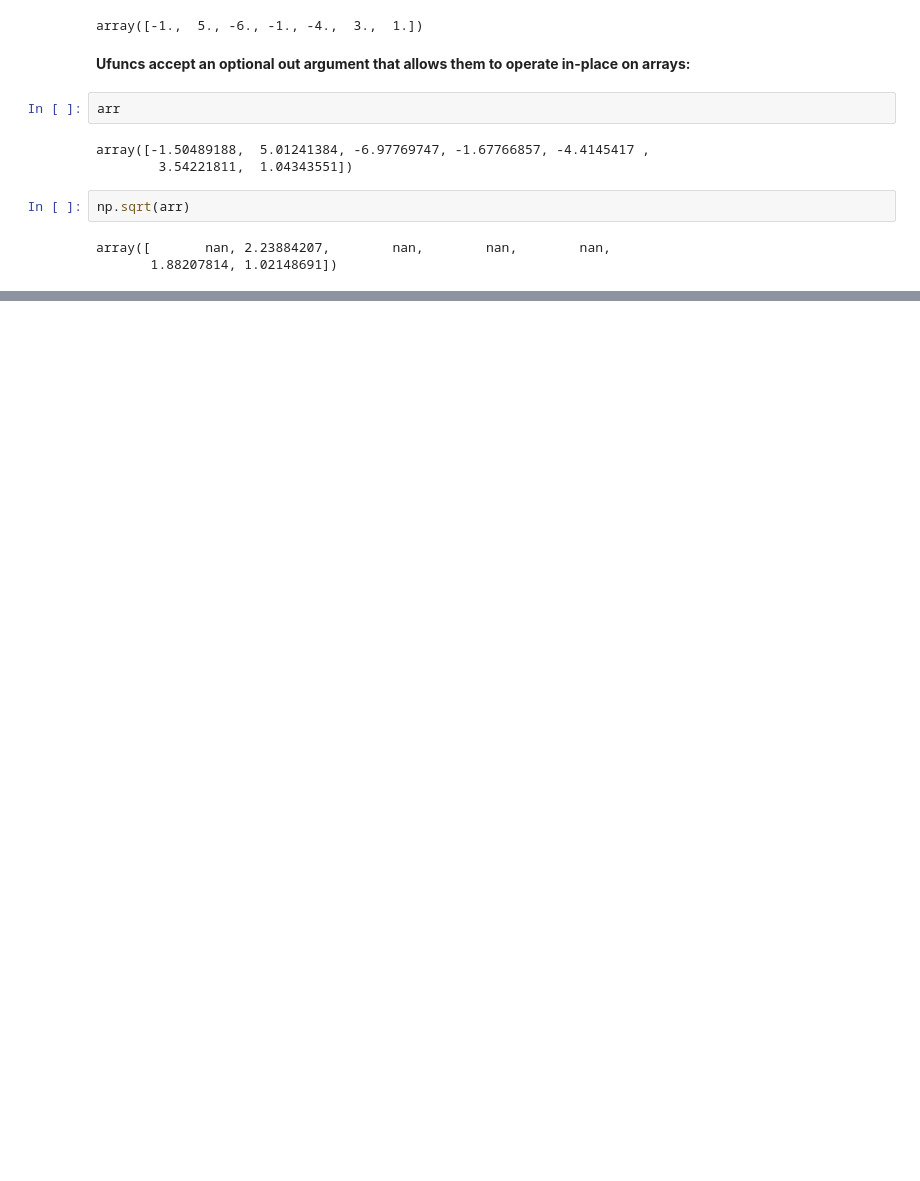
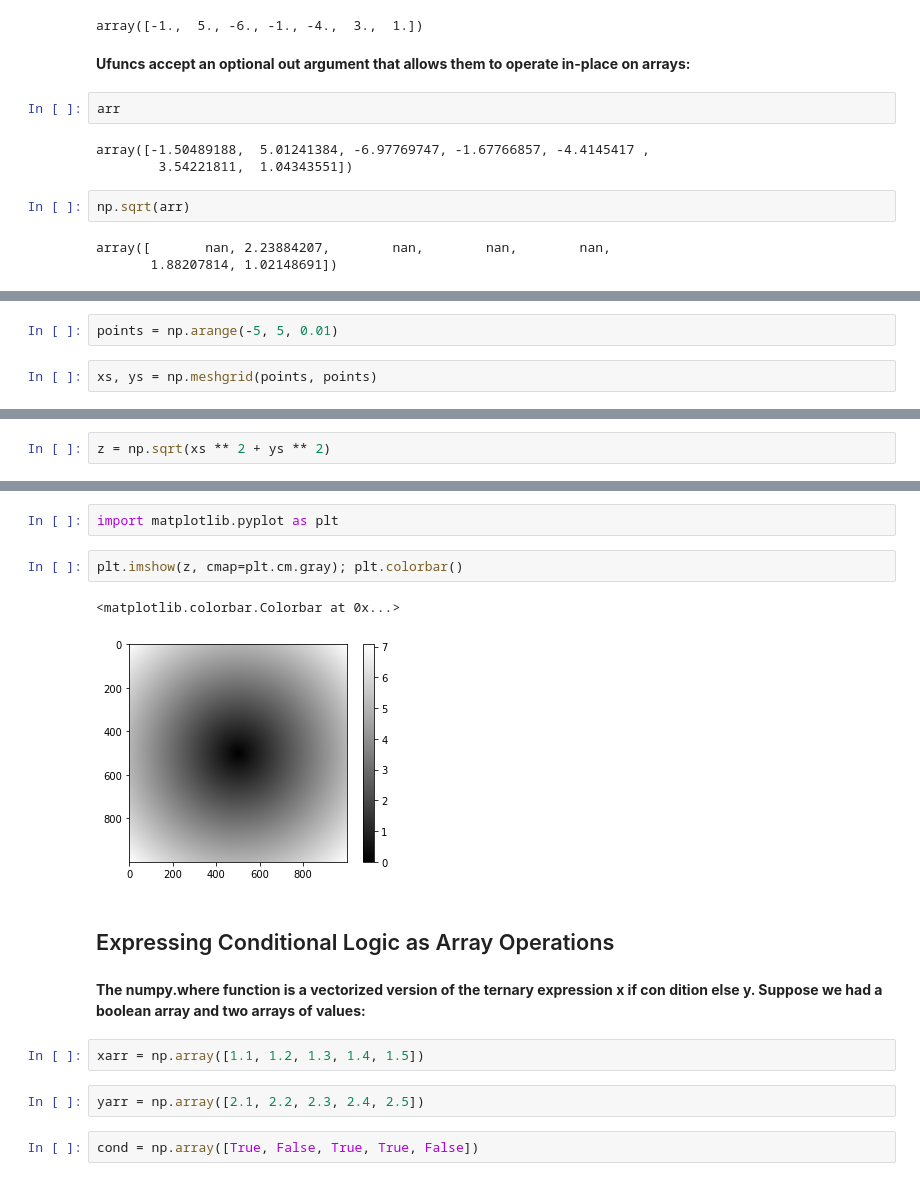
Before and after one commit to croethel/WesCh4-numpy, a Jupyter notebook: Chapter4WorkAlong.ipynb, the cells around one changed output, grey strips where cells are left out. Saved outputs shown, nothing was run; the diff lists cells and outputs as text; blank space fills up the shorter version.

```diff
--- a/Chapter4WorkAlong.ipynb
+++ b/Chapter4WorkAlong.ipynb
@@ -720,0 +736,4 @@ array([       nan, 2.23884207,        nan,        nan,        nan,
+# %%
+points = np.arange(-5, 5, 0.01)
+# %%
+xs, ys = np.meshgrid(points, points)
@@ -720,0 +752,2 @@ array([       nan, 2.23884207,        nan,        nan,        nan,
+# %%
+z = np.sqrt(xs ** 2 + ys ** 2)
@@ -720,0 +792,17 @@ array([       nan, 2.23884207,        nan,        nan,        nan,
+# %%
+import matplotlib.pyplot as plt
+# %%
+plt.imshow(z, cmap=plt.cm.gray); plt.colorbar()
+# %% [output]
+<matplotlib.colorbar.Colorbar at 0x...>
+[figure, added]
+# %% [markdown]
+## Expressing Conditional Logic as Array Operations
+# %% [markdown]
+<b>The numpy.where function is a vectorized version of the ternary expression x if con dition else y. Suppose we had a boolean array and two arrays of values:
+# %%
+xarr = np.array([1.1, 1.2, 1.3, 1.4, 1.5])
+# %%
+yarr = np.array([2.1, 2.2, 2.3, 2.4, 2.5])
+# %%
+cond = np.array([True, False, True, True, False])
```
Also changed, not shown: parts of 73 cells of this notebook.
